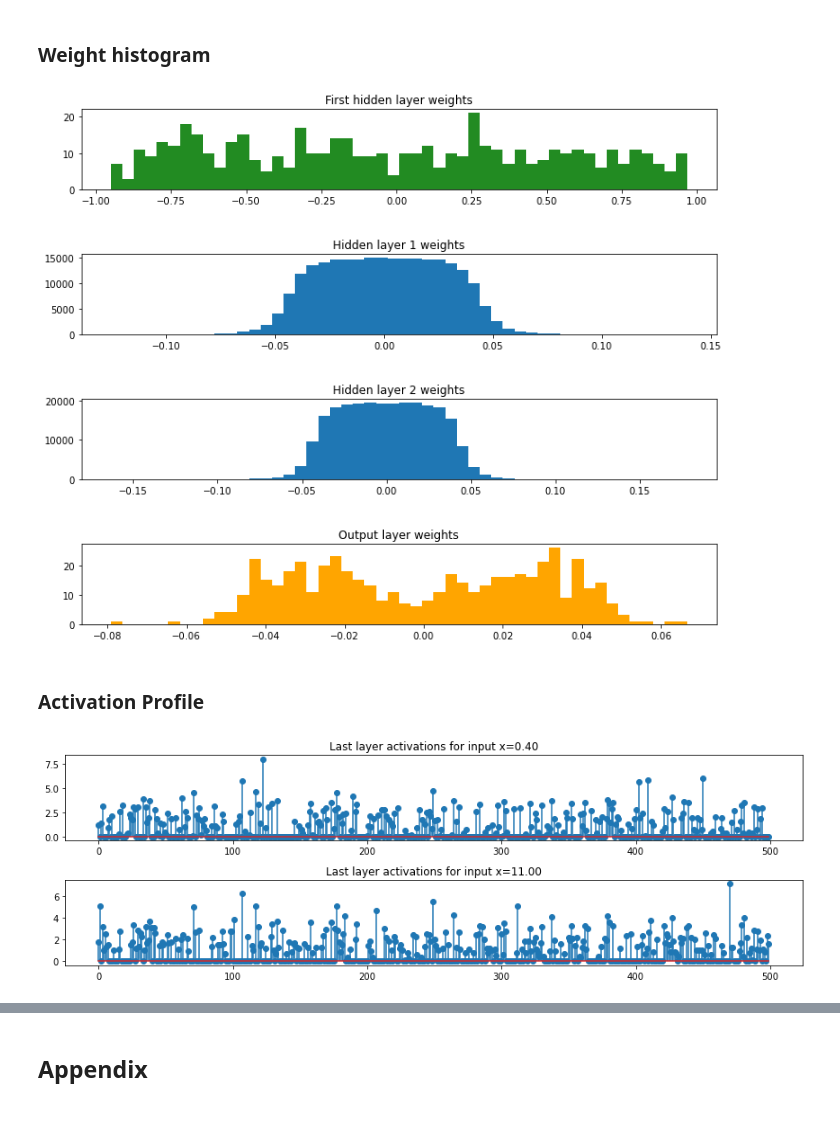
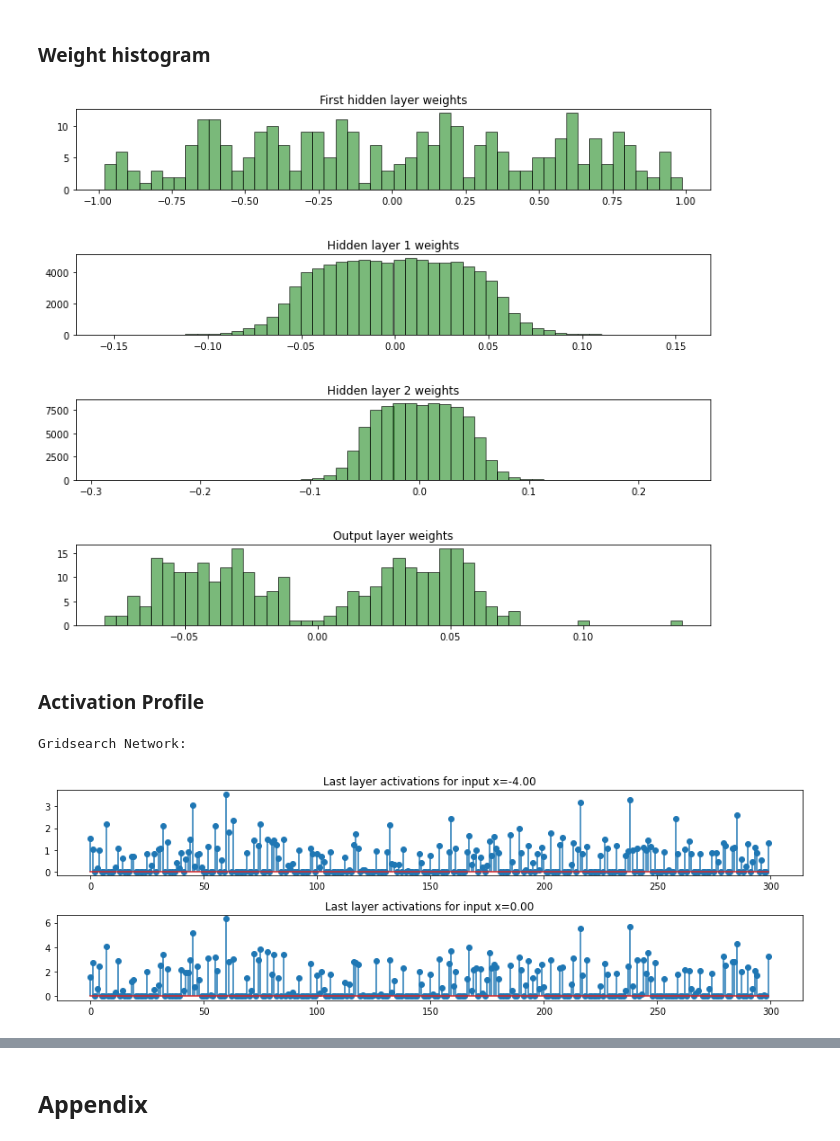
Before and after one commit to SaverioMonaco/NN-DeepLearning-Projects, a Jupyter notebook: 1. Supervised Deep Learning/Monaco-HW1-Regression.ipynb, the cells around one changed output, grey strips where cells are left out. Cells and saved outputs as stored; diff of their text form; code cells hidden in the pictures.

```diff
--- a/1. Supervised Deep Learning/Monaco-HW1-Regression.ipynb
+++ b/1. Supervised Deep Learning/Monaco-HW1-Regression.ipynb
@@ -316,12 +315,12 @@ class Net(nn.Module):
 
         # Weights histogram
         fig, axs = plt.subplots(2+len(self.hidden), 1, figsize=(12,10))
-        axs[0].hist(input_weights.flatten(), 50, color='forestgreen')
+        axs[0].hist(input_weights.flatten(), 50, color='forestgreen', alpha=0.6, ec="k")
         axs[0].set_title('First hidden layer weights')
         for h in range(len(self.hidden)):
-            axs[h+1].hist(hidden_weights[h].flatten(), 50)
+            axs[h+1].hist(hidden_weights[h].flatten(), 50, color='forestgreen', alpha=0.6, ec="k")
             axs[h+1].set_title('Hidden layer '+str(h+1)+' weights')
-        axs[len(self.hidden)+1].hist(output_weights.flatten(), 50, color='orange')
+        axs[len(self.hidden)+1].hist(output_weights.flatten(), 50, color='forestgreen', alpha=0.6, ec="k")
         axs[len(self.hidden)+1].set_title('Output layer weights')
         fig.subplots_adjust(hspace=0.8)
 
@@ -343,7 +342,7 @@ class Net(nn.Module):
         with torch.no_grad():
             for i, x in enumerate(xs):
                 x_act = torch.tensor([x]).float().to(device)
-                y_act = best_net(x_act)
+                y_act = self(x_act)
                 z_act = activation
 
                 axs[i].stem(z_act.cpu().numpy(), use_line_collection=True)
@@ -364,7 +365,7 @@ test_dataloader = DataLoader(test_dataset, batch_size = 100, shuffle=True, num_w
 grid_lrs = [1e-3]
 grid_losses = [nn.MSELoss()] #nn.L1Loss(),
 grid_regs = [1e-4]
-grid_hlayers = [[500,500,500]]
+grid_hlayers = [[300,300,300]]
 grid_dropouts = [.02]
 grid_activations = [nn.Tanh()]
 
@@ -444,10 +445,12 @@ best_net.show_regression(train_dataloader)
 # %%
 best_net.plot_netweights()
 # %% [output]
-[figure, old version]
+[figure, new version]
 # %% [markdown]
 ### Activation Profile
 # %%
-best_net.plot_netactivations([0.4,11])
+print('Gridsearch Network:')
+best_net.plot_netactivations([-4,0])
 # %% [output]
+Gridsearch Network:
-[figure, old version]
+[figure, new version]
```
Also changed, not shown: parts of 9 cells of this notebook.
